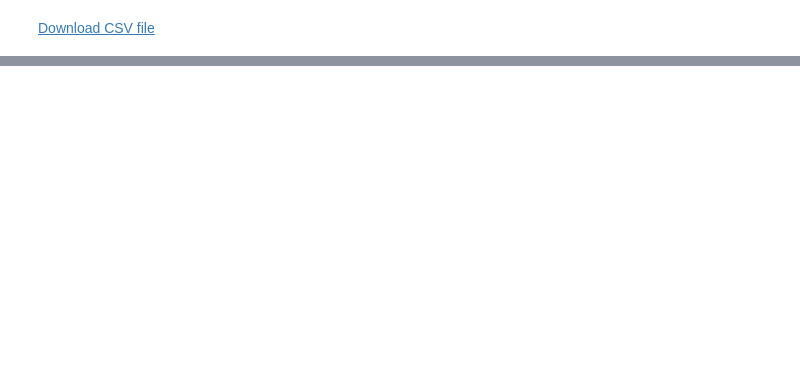
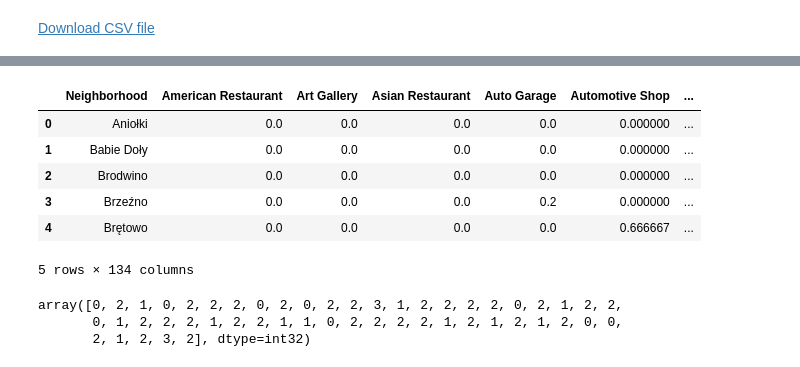
Before and after one commit to mzainuddin51/Coursera_Capstone, a Jupyter notebook: capstone.ipynb, the cells around one changed output, grey strips where cells are left out. Saved outputs shown, nothing was run; the diff lists cells and outputs as text; code cells hidden in the pictures; blank space fills up the shorter version.

```diff
--- a/capstone.ipynb
+++ b/capstone.ipynb
@@ -102,0 +230,27 @@ Download CSV file
+# %%
+tricity_grouped = tricity_onehot.groupby('Neighborhood').mean().reset_index()
+tricity_grouped.head()
+# %% [output]
+|  | Neighborhood | American Restaurant | Art Gallery | Asian Restaurant | Auto Garage | Automotive Shop | ... |
+| 0 | Aniołki | 0.0 | 0.0 | 0.0 | 0.0 | 0.000000 | ... |
+| 1 | Babie Doły | 0.0 | 0.0 | 0.0 | 0.0 | 0.000000 | ... |
+| 2 | Brodwino | 0.0 | 0.0 | 0.0 | 0.0 | 0.000000 | ... |
+| 3 | Brzeźno | 0.0 | 0.0 | 0.0 | 0.2 | 0.000000 | ... |
+| 4 | Brętowo | 0.0 | 0.0 | 0.0 | 0.0 | 0.666667 | ... |
+5 rows × 134 columns
+# %%
+# CLustering
+
+# set number of clusters
+kclusters = 4
+
+tricity_grouped_clustering = tricity_grouped.drop('Neighborhood', 1)
+
+# run k-means clustering
+kmeans = KMeans(n_clusters=kclusters, random_state=0).fit(tricity_grouped_clustering)
+
+kmeans.labels_
+# %% [output]
+array([0, 2, 1, 0, 2, 2, 2, 0, 2, 0, 2, 2, 3, 1, 2, 2, 2, 2, 0, 2, 1, 2, 2,
+       0, 1, 2, 2, 2, 1, 2, 2, 1, 1, 0, 2, 2, 2, 2, 1, 2, 1, 2, 1, 2, 0, 0,
+       2, 1, 2, 3, 2], dtype=int32)
```
Also changed, not shown: parts of 15 cells of this notebook.
